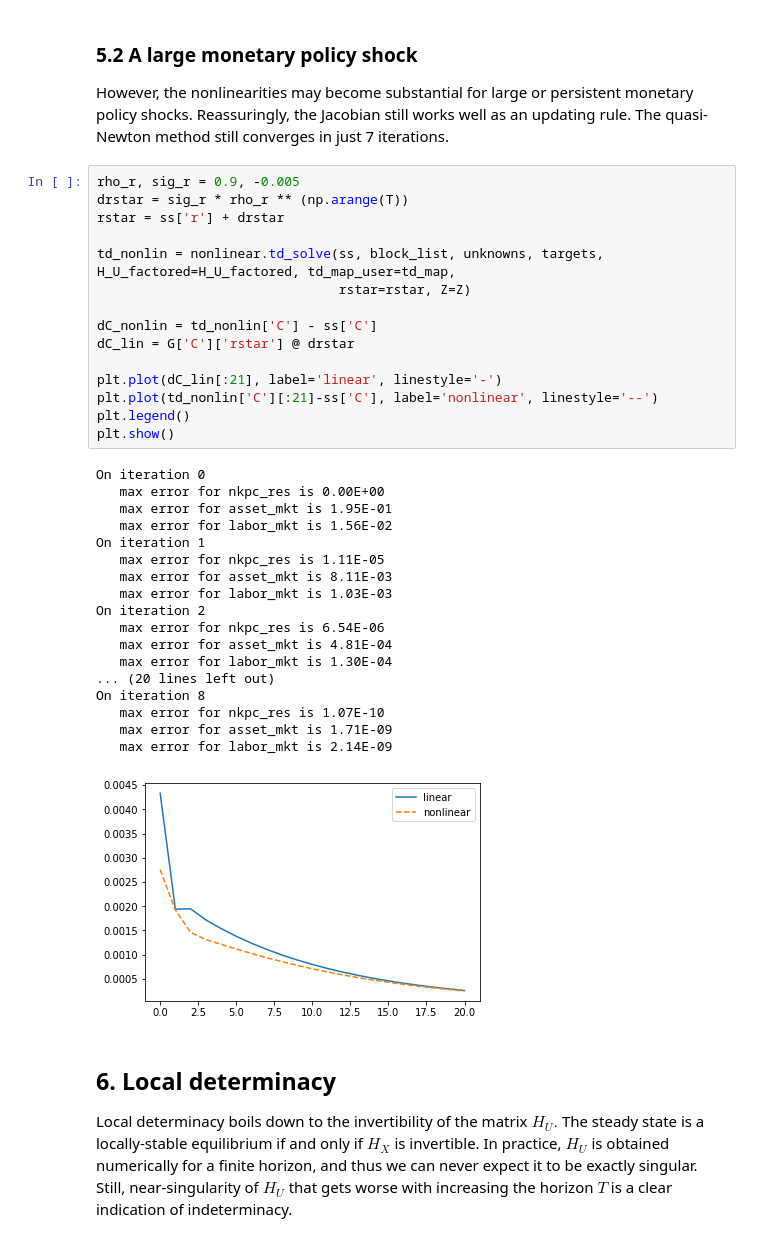
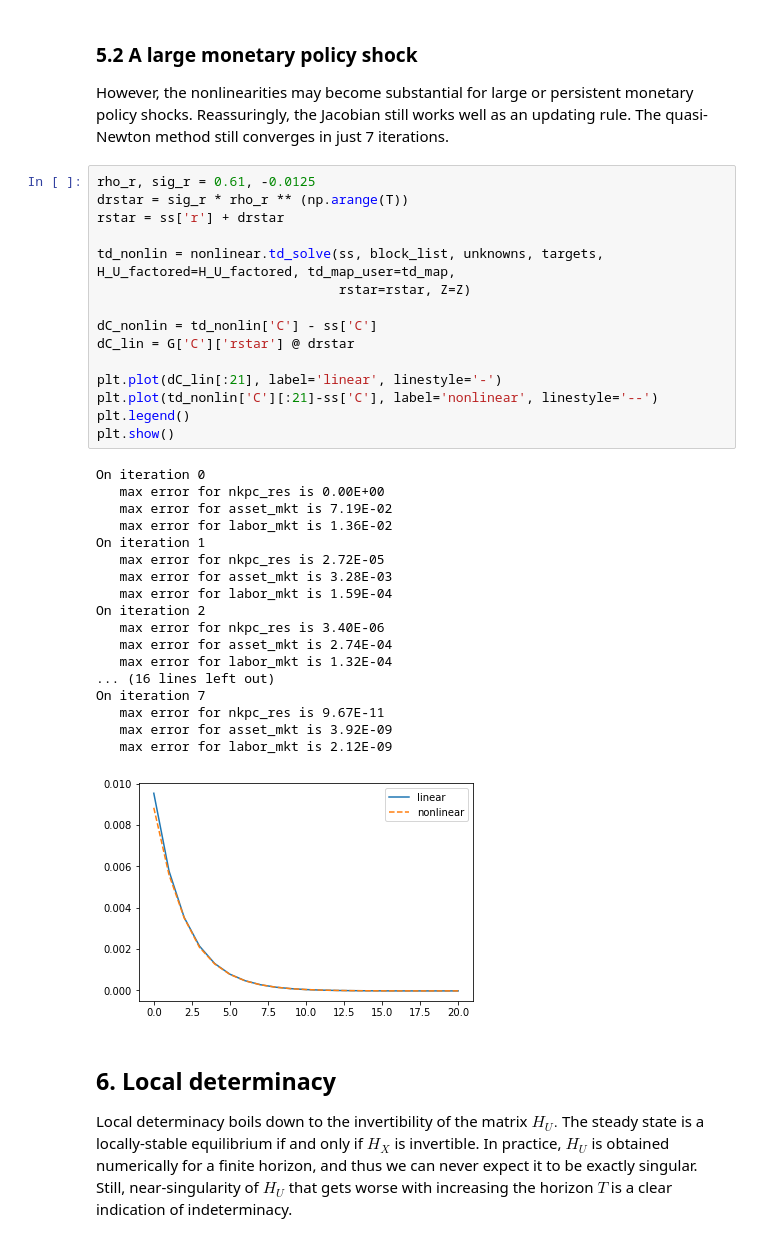
Before and after one commit to shade-econ/sequence-jacobian, a Jupyter notebook: hank.ipynb, the cells around one changed output. Drawn from its saved outputs; the diff is of its cells as text.

```diff
--- a/hank.ipynb
+++ b/hank.ipynb
@@ -466,39 +466,39 @@ plt.show()
 ### 5.2 A large monetary policy shock
 However, the nonlinearities may become substantial for large or persistent monetary policy shocks. Reassuringly, the Jacobian still works well as an updating rule. The quasi-Newton method still converges in just 7 iterations.
 # %%
-rho_r, sig_r = 0.9, -0.005
+rho_r, sig_r = 0.61, -0.0125
 drstar = sig_r * rho_r ** (np.arange(T))
 rstar = ss['r'] + drstar
 
 td_nonlin = nonlinear.td_solve(ss, block_list, unknowns, targets, H_U_factored=H_U_factored, td_map_user=td_map,
                                rstar=rstar, Z=Z)
 
 dC_nonlin = td_nonlin['C'] - ss['C']
 dC_lin = G['C']['rstar'] @ drstar
 
 plt.plot(dC_lin[:21], label='linear', linestyle='-')
 plt.plot(td_nonlin['C'][:21]-ss['C'], label='nonlinear', linestyle='--')
 plt.legend()
 plt.show()
 # %% [output]
 On iteration 0
    max error for nkpc_res is 0.00E+00
-   max error for asset_mkt is 1.95E-01
-   max error for labor_mkt is 1.56E-02
+   max error for asset_mkt is 7.19E-02
+   max error for labor_mkt is 1.36E-02
 On iteration 1
-   max error for nkpc_res is 1.11E-05
-   max error for asset_mkt is 8.11E-03
-   max error for labor_mkt is 1.03E-03
+   max error for nkpc_res is 2.72E-05
+   max error for asset_mkt is 3.28E-03
+   max error for labor_mkt is 1.59E-04
 On iteration 2
-   max error for nkpc_res is 6.54E-06
-   max error for asset_mkt is 4.81E-04
-   max error for labor_mkt is 1.30E-04
-... (20 lines left out)
-On iteration 8
-   max error for nkpc_res is 1.07E-10
-   max error for asset_mkt is 1.71E-09
-   max error for labor_mkt is 2.14E-09
+   max error for nkpc_res is 3.40E-06
+   max error for asset_mkt is 2.74E-04
+   max error for labor_mkt is 1.32E-04
+... (16 lines left out)
+On iteration 7
+   max error for nkpc_res is 9.67E-11
+   max error for asset_mkt is 3.92E-09
+   max error for labor_mkt is 2.12E-09
-[figure, old version]
+[figure, new version]
 # %% [markdown]
 <a id="6-determinacy"></a>
 
```
Also changed, not shown: parts of 5 cells of this notebook, 2 other files.
